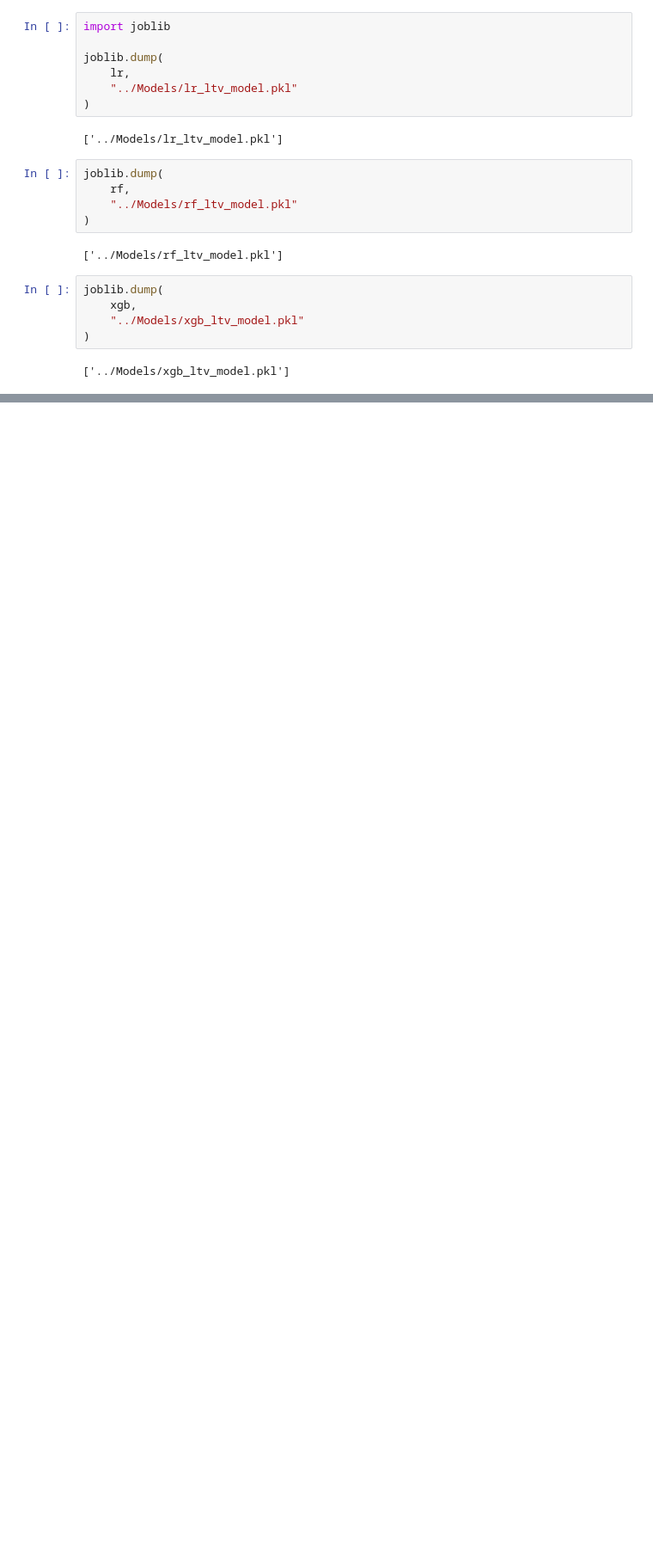
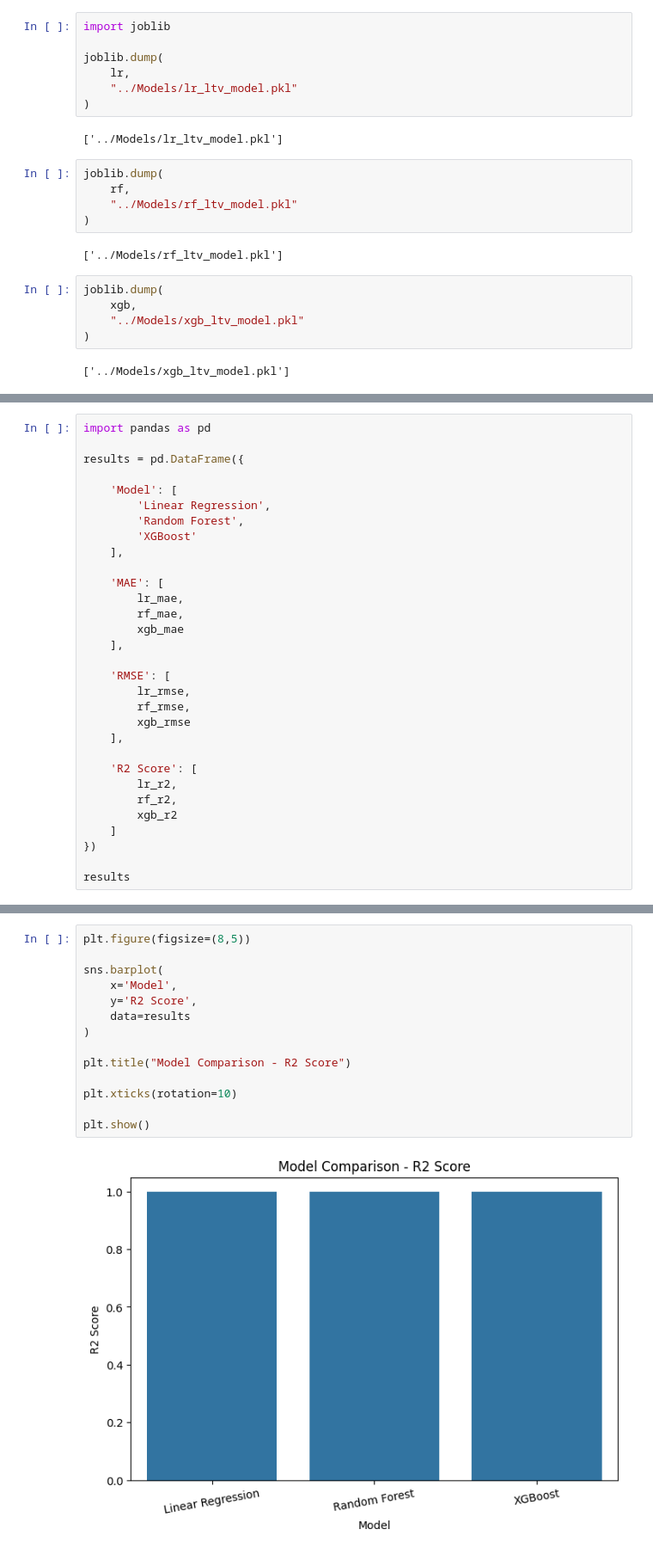
Before and after one commit to vinaykairamkonda/Churn-Data-Anaylsis, a Jupyter notebook: Notebook/6.LTV Prediction.ipynb, the cells around one changed output, grey strips where cells are left out. Shown at 86% size. Drawn from its saved outputs; the diff is of its cells as text; blank space fills up the shorter version.

Commit message:
Completed Day 3 regression model evaluation

```diff
--- a/Notebook/6.LTV Prediction.ipynb
+++ b/Notebook/6.LTV Prediction.ipynb
@@ -201,0 +350,31 @@ print(os.listdir("../Models"))
+# %%
+import pandas as pd
+
+results = pd.DataFrame({
+
+    'Model': [
+        'Linear Regression',
+        'Random Forest',
+        'XGBoost'
+    ],
+
+    'MAE': [
+        lr_mae,
+        rf_mae,
+        xgb_mae
+    ],
+
+    'RMSE': [
+        lr_rmse,
+        rf_rmse,
+        xgb_rmse
+    ],
+
+    'R2 Score': [
+        lr_r2,
+        rf_r2,
+        xgb_r2
+    ]
+})
+
+results
@@ -201,0 +389,16 @@ print(os.listdir("../Models"))
+# %%
+plt.figure(figsize=(8,5))
+
+sns.barplot(
+    x='Model',
+    y='R2 Score',
+    data=results
+)
+
+plt.title("Model Comparison - R2 Score")
+
+plt.xticks(rotation=10)
+
+plt.show()
+# %% [output]
+[figure, added]
```
Also changed, not shown: parts of 14 cells of this notebook, 3 other files.
